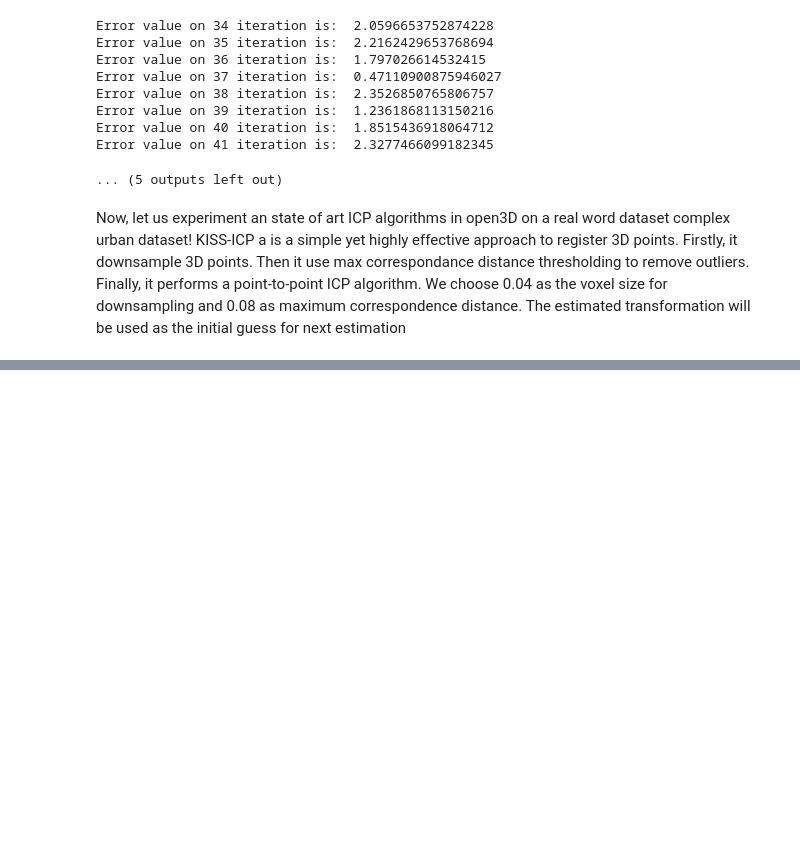
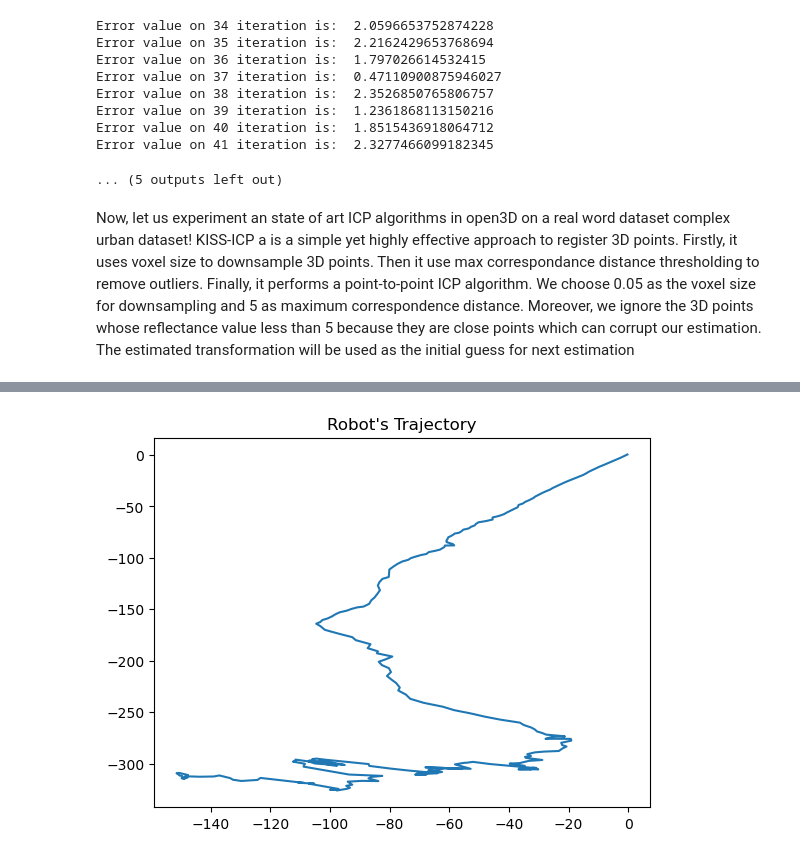
Before and after one commit to YanYunzhou/DSC210_Final_Project_Group15, a Jupyter notebook: ICP_ex/ICP.ipynb, the cells around one changed output, grey strips where cells are left out. Drawn from its saved outputs; the diff is of its cells as text; code cells hidden in the pictures; blank space fills up the shorter version.

```diff
--- a/ICP_ex/ICP.ipynb
+++ b/ICP_ex/ICP.ipynb
@@ -139,4 +139,70 @@ def draw_registration_result(source, target, transformation):
                                       lookat=[1.6784, 2.0612, 1.4451],
                                       up=[-0.3402, -0.9189, -0.1996])
 # %% [markdown]
-Now, let us experiment an state of art ICP algorithms in open3D on a real word dataset complex urban dataset! KISS-ICP a is a simple yet highly effective approach to register 3D points. Firstly, it downsample 3D points. Then it use max correspondance distance thresholding to remove outliers. Finally, it performs a point-to-point ICP algorithm. We choose 0.04 as the voxel size for downsampling and 0.08 as maximum correspondence distance. The estimated transformation will be used as the initial guess for next estimation
+Now, let us experiment an state of art ICP algorithms in open3D on a real word dataset complex urban dataset! KISS-ICP a is a simple yet highly effective approach to register 3D points. Firstly, it uses voxel size to downsample 3D points. Then it use max correspondance distance thresholding to remove outliers. Finally, it performs a point-to-point ICP algorithm. We choose 0.05 as the voxel size for downsampling and 5 as maximum correspondence distance. Moreover, we ignore the 3D points whose reflectance value less than 5 because they are close points which can corrupt our estimation.  The estimated transformation will be used as the initial guess for next estimation
+# %%
+import os
+import struct
+directory_path = "../urban00/urban00_data.tar/urban00/sensor_data/VLP_left"
+count = 0
+initial_pose=np.eye(4)
+robot_pose = np.array([[-0.514169, -0.702457, -0.492122, -0.31189],
+                         [0.48979, -0.711497, 0.503862, 0.394734],
+                         [-0.704085, 0.0180335, 0.709886, 1.94661], [0.0, 0.0, 0.0, 1.0]])
+trans_init = np.asarray([[1, 0, 0, 0],
+                         [0, 1, 0, 0],
+                         [0, 0, 1, 0], [0.0, 0.0, 0.0, 1.0]])
+identity_matrix = np.asarray([[1, 0, 0, 0],
+                         [0, 1, 0, 0],
+                         [0, 0, 1, 0], [0.0, 0.0, 0.0, 1.0]])
+threshold = 5
+robot_X=np.array([-0.31189])
+robot_Y=np.array(([0.394734]))
+
+point_estimation=o3d.pipelines.registration.TransformationEstimationPointToPoint()
+robust_estimation=o3d.pipelines.registration.RobustKernel
+for filename in os.listdir(directory_path):
+    if count % 2 ==0:
+        f = os.path.join(directory_path, filename)
+        points = np.array([])
+        X = np.array([])
+        Y = np.array([])
+        Z = np.array([])
+        with open(f, mode="rb") as zip_file:
+            contents = zip_file.read()
+            num = int(len(contents) / 16)
+            for i in range(num):
+                x = struct.unpack('f', contents[16 * i:16 * i + 4])[0] #Get x value for a 3D point
+                y = struct.unpack('f', contents[16 * i+4:16 * i + 8])[0] #Get y value for a 3D point
+                z = struct.unpack('f', contents[16 * i+8:16 * i + 12])[0] # Get z value for a 3D point
+                reflect_val=struct.unpack('f', contents[16 * i+12:16 * i + 16])[0] #Get reflectance value for a 3D point
+                if reflect_val>5:
+                    X=np.append(X,x)
+                    Y=np.append(Y,y)
+                    Z=np.append(Z,z)
+            point_clouds = np.zeros((np.shape(Z)[0], 3))
+            point_clouds[:,0]=np.reshape(X,-1)
+            point_clouds[:,1]=np.reshape(Y,-1)
+            point_clouds[:,2]=np.reshape(Z,-1)
+            pcd = o3d.geometry.PointCloud()
+            pcd.points = o3d.utility.Vector3dVector(point_clouds)
+            down_pcd=pcd.voxel_down_sample(voxel_size=0.2)
+            if count>0:
+                reg_p2p =o3d.pipelines.registration.registration_icp(
+                down_pcd, last_pcd, threshold, trans_init,point_estimation)
+                print(reg_p2p)
+                robot_pose=np.matmul(reg_p2p.transformation,robot_pose)
+                robot_X=np.append(robot_X,robot_pose[0][3])
+                robot_Y=np.append(robot_Y,robot_pose[1][3])
+                if count%20==0 and count<60:
+                    draw_registration_result(down_pcd, last_pcd, identity_matrix)
+                    draw_registration_result(down_pcd, last_pcd, reg_p2p.transformation)
+                trans_init=reg_p2p.transformation
+            last_pcd=copy.deepcopy(down_pcd)
+    count=count+1
+    if count>500:
+        break
+plt.plot(robot_X,robot_Y)
+plt.title("Robot's Trajectory")
+plt.show()
+# %% [output]
@@ -142,0 +226 @@ Now, let us experiment an state of art ICP algorithms in open3D on a real word d
+[figure, added]
```
Also changed, not shown: parts of 3 cells of this notebook, 3 other files.
